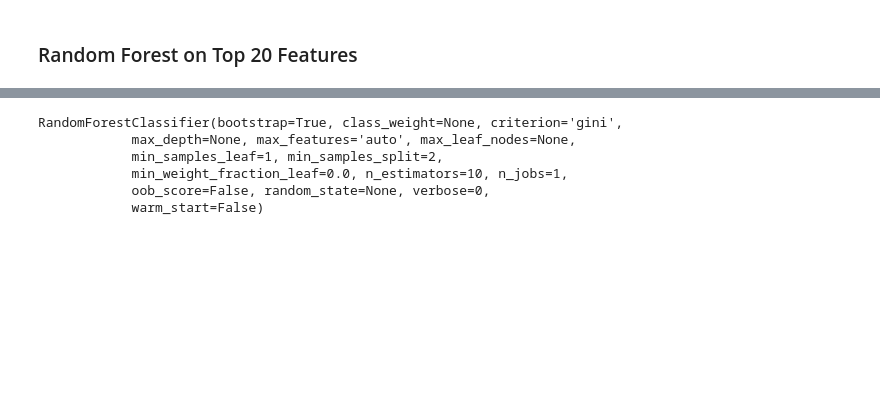
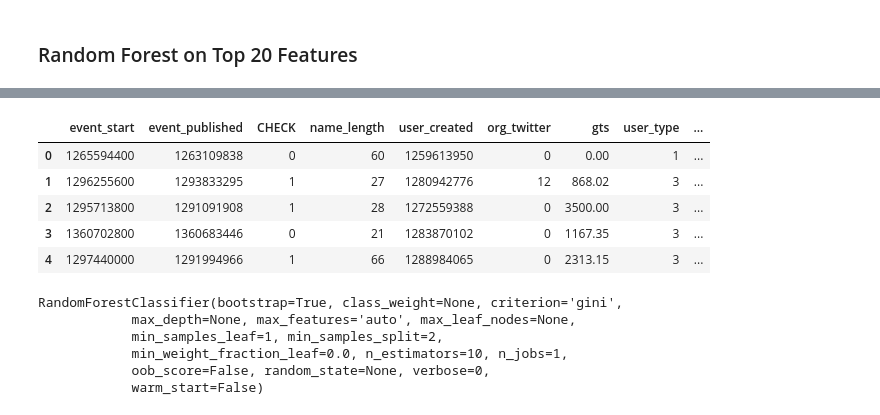
Before and after one commit to susiexsun/fraud_detection, a Jupyter notebook: data/pair_v2.ipynb, the cells around one changed output, grey strips where cells are left out. Saved outputs shown, nothing was run; the diff lists cells and outputs as text; code cells hidden in the pictures; blank space fills up the shorter version.

```diff
--- a/data/pair_v2.ipynb
+++ b/data/pair_v2.ipynb
@@ -202,5 +200,14 @@ features = yticks[-20:]
 # %%
 X_top = X[features]
+# %%
+X_top.head()
+# %% [output]
+|  | event_start | event_published | CHECK | name_length | user_created | org_twitter | gts | user_type | ... |
+| 0 | 1265594400 | 1263109838 | 0 | 60 | 1259613950 | 0 | 0.00 | 1 | ... |
+| 1 | 1296255600 | 1293833295 | 1 | 27 | 1280942776 | 12 | 868.02 | 3 | ... |
+| 2 | 1295713800 | 1291091908 | 1 | 28 | 1272559388 | 0 | 3500.00 | 3 | ... |
+| 3 | 1360702800 | 1360683446 | 0 | 21 | 1283870102 | 0 | 1167.35 | 3 | ... |
+| 4 | 1297440000 | 1291994966 | 1 | 66 | 1288984065 | 0 | 2313.15 | 3 | ... |
 # %%
 X_top_smoted, y_smoted = smote(X_top.values, y.values, minority_weight=.3)
 # %%
```
Also changed, not shown: parts of 19 cells of this notebook, 3 other files.
